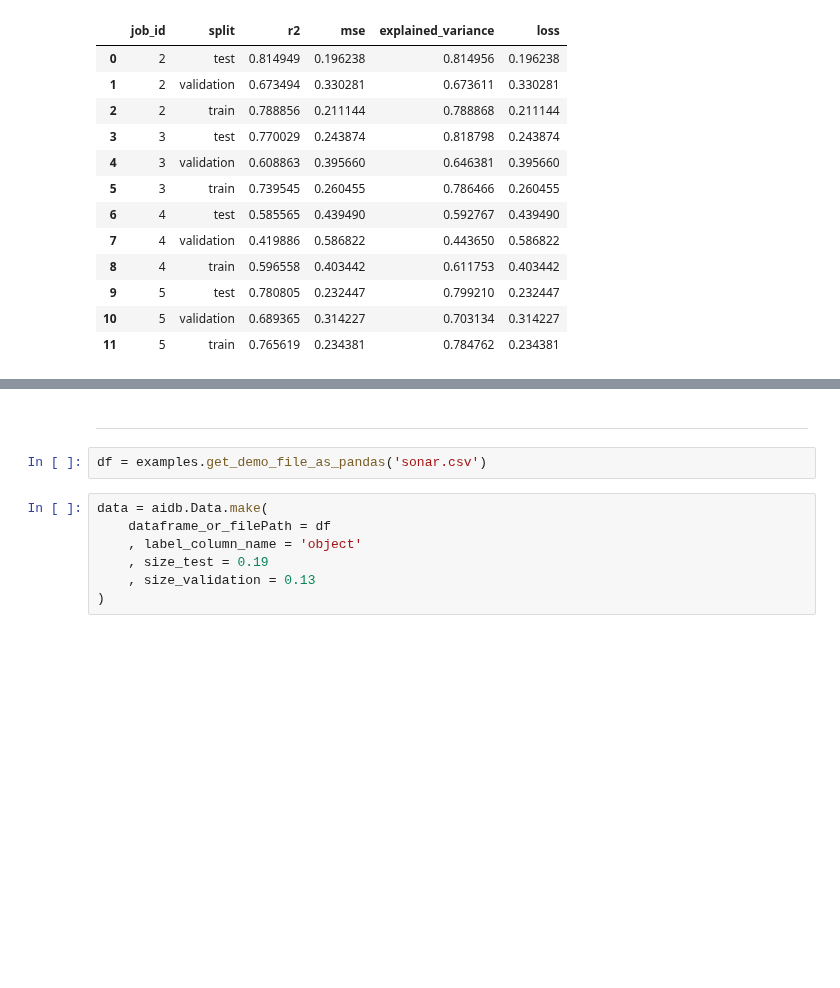
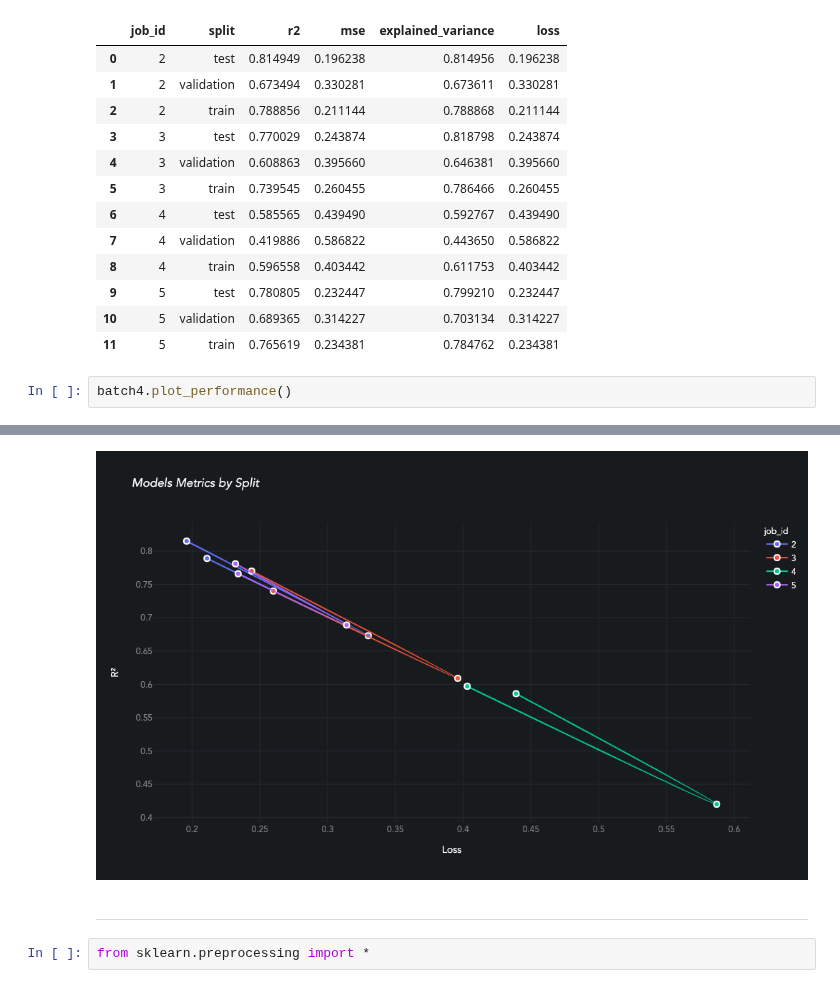
Before and after one commit to pydatasci-repos/pydatasci, a Jupyter notebook: notebooks/examples.ipynb, the cells around one changed output, grey strips where cells are left out. Drawn from its saved outputs; the diff is of its cells as text; blank space fills up the shorter version.

```diff
--- a/notebooks/examples.ipynb
+++ b/notebooks/examples.ipynb
@@ -113,3 +113,6 @@ batch4.metrics_to_pandas()
 | 9 | 5 | test | 0.780805 | 0.232447 | 0.799210 | 0.232447 |
 | 10 | 5 | validation | 0.689365 | 0.314227 | 0.703134 | 0.314227 |
 | 11 | 5 | train | 0.765619 | 0.234381 | 0.784762 | 0.234381 |
+# %%
+batch4.plot_performance()
+# %% [output]
@@ -116,11 +120,5 @@ batch4.metrics_to_pandas()
+[figure, added]
 # %% [markdown]
 ---
-# %%
-df = examples.get_demo_file_as_pandas('sonar.csv')
-# %%
-data = aidb.Data.make(
-    dataframe_or_filePath = df
-    , label_column_name = 'object'
-    , size_test = 0.19
-    , size_validation = 0.13
-)
+# %%
+from sklearn.preprocessing import *
```
Also changed, not shown: parts of 4 cells of this notebook, 5 other files.
